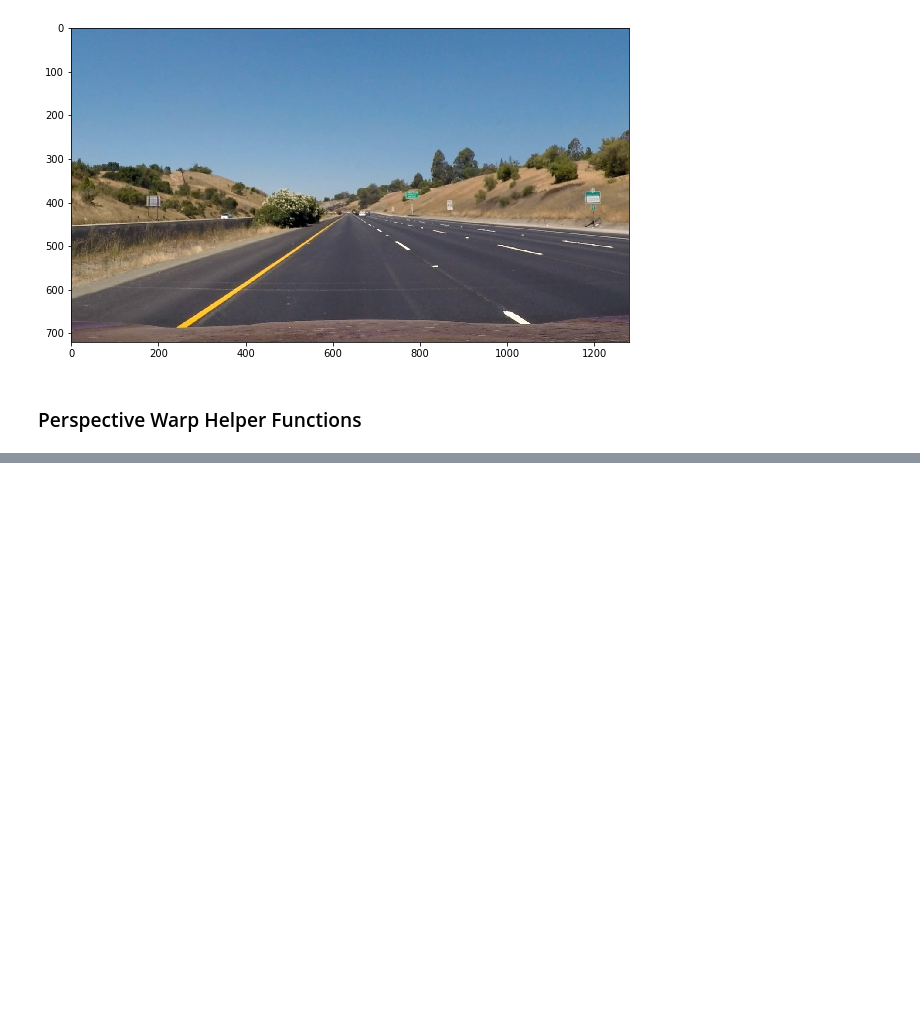
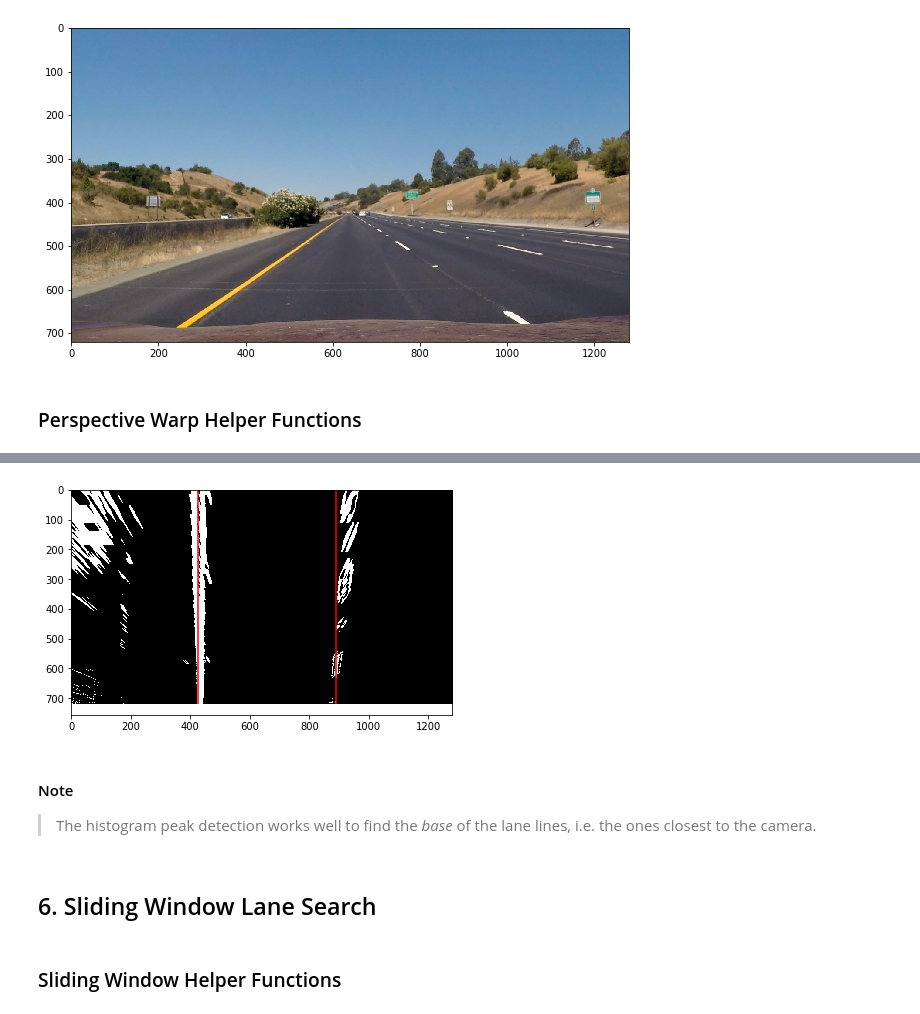
Before and after one commit to rezarajan/sdc-advanced-lane-lines, a Jupyter notebook: P2.ipynb, the cells around one changed output, grey strips where cells are left out. Drawn from its saved outputs; the diff is of its cells as text; code cells hidden in the pictures; blank space fills up the shorter version.

```diff
--- a/P2.ipynb
+++ b/P2.ipynb
@@ -317,0 +323,31 @@ plt.imshow(warp(colgrad_mask));
+# %%
+def hist_peaks(binary_warped):
+    '''
+    Returns the left and right histogram peaks for a given warped binary image.
+    '''
+    # Lane lines are likely to be mostly vertical nearest to the car
+    bottom_half = binary_warped[binary_warped.shape[0]//2:,:]
+    histogram = np.sum(bottom_half, axis=0)
+
+    # Find the peak of the left and right halves of the histogram
+    # These will be the starting point for the left and right lines
+    midpoint = np.int(histogram.shape[0]//2)
+    left_peak = np.argmax(histogram[:midpoint])
+    right_peak = np.argmax(histogram[midpoint:]) + midpoint
+
+    return left_peak, right_peak
+# %%
+# Testing the peak detection on a warped binary image
+plt.imshow(warped_mask, cmap='gray')
+plt.vlines(x=np.asarray(hist_peaks(warped_mask)), ymin=0, ymax=warped_mask.shape[0], colors='r')
+plt.tight_layout()
+plt.show();
+# %% [output]
+[figure, added]
+# %% [markdown]
+#### Note
+> The histogram peak detection works well to find the *base* of the lane lines, i.e. the ones closest to the camera.
+# %% [markdown]
+## 6. Sliding Window Lane Search
+# %% [markdown]
+### Sliding Window Helper Functions
```
Also changed, not shown: parts of 6 cells of this notebook.
